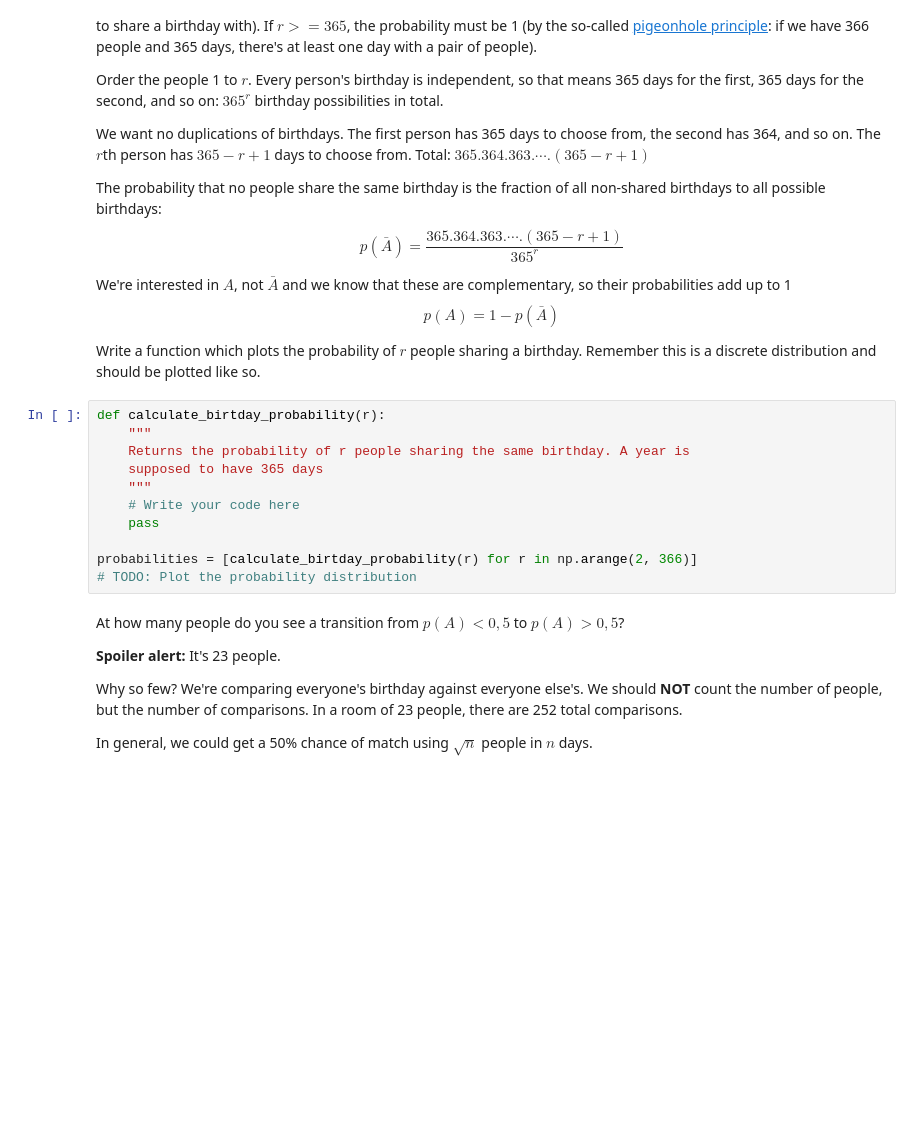
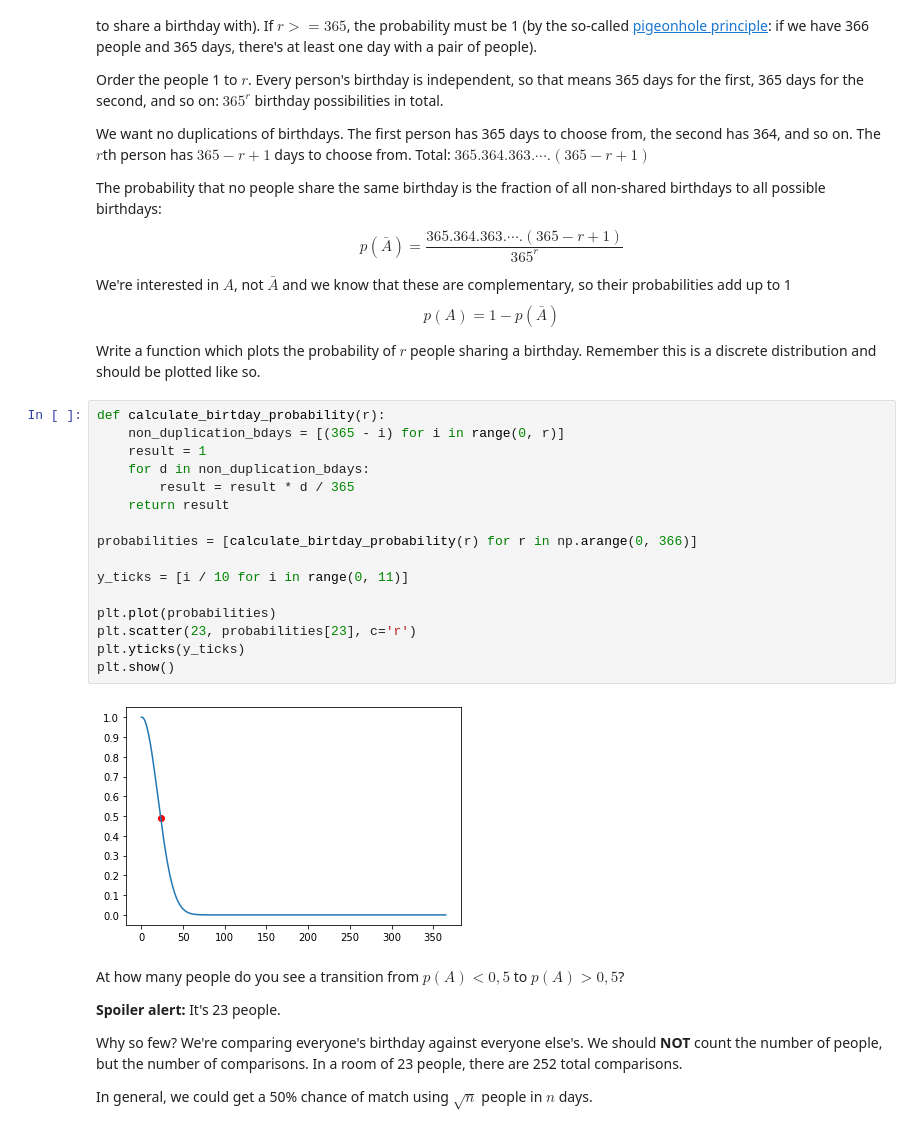
Before and after one commit to petardmnv/Math-Concepts-for-Developers, a Jupyter notebook: 10. Probability-and-Combinatorics-Exercise/Probability and Combinatorics Exercise.ipynb, the cells around one changed output. Drawn from its saved outputs; the diff is of its cells as text; blank space fills up the shorter version.

```diff
--- a/10. Probability-and-Combinatorics-Exercise/Probability and Combinatorics Exercise.ipynb
+++ b/10. Probability-and-Combinatorics-Exercise/Probability and Combinatorics Exercise.ipynb
@@ -166,17 +188,24 @@ We're interested in $A$, not $\bar{A}$ and we know that these are complementary,
 $$p(A) = 1 - p(\bar{A})$$
 
 Write a function which plots the probability of $r$ people sharing a birthday. Remember this is a discrete distribution and should be plotted like so.
-# %%
-def calculate_birtday_probability(r):
-    """
-    Returns the probability of r people sharing the same birthday. A year is
-    supposed to have 365 days
-    """
-    # Write your code here
-    pass
-
-probabilities = [calculate_birtday_probability(r) for r in np.arange(2, 366)]
-# TODO: Plot the probability distribution
+# %%
+def calculate_birtday_probability(r):
+    non_duplication_bdays = [(365 - i) for i in range(0, r)]
+    result = 1
+    for d in non_duplication_bdays:
+        result = result * d / 365
+    return result
+
+probabilities = [calculate_birtday_probability(r) for r in np.arange(0, 366)]
+
+y_ticks = [i / 10 for i in range(0, 11)]
+
+plt.plot(probabilities)
+plt.scatter(23, probabilities[23], c='r')
+plt.yticks(y_ticks)
+plt.show()
+# %% [output]
+[figure, added]
 # %% [markdown]
 At how many people do you see a transition from $p(A) < 0,5$ to $p(A) > 0,5$?
 
```
Also changed, not shown: parts of 8 cells of this notebook, 1 other file.
